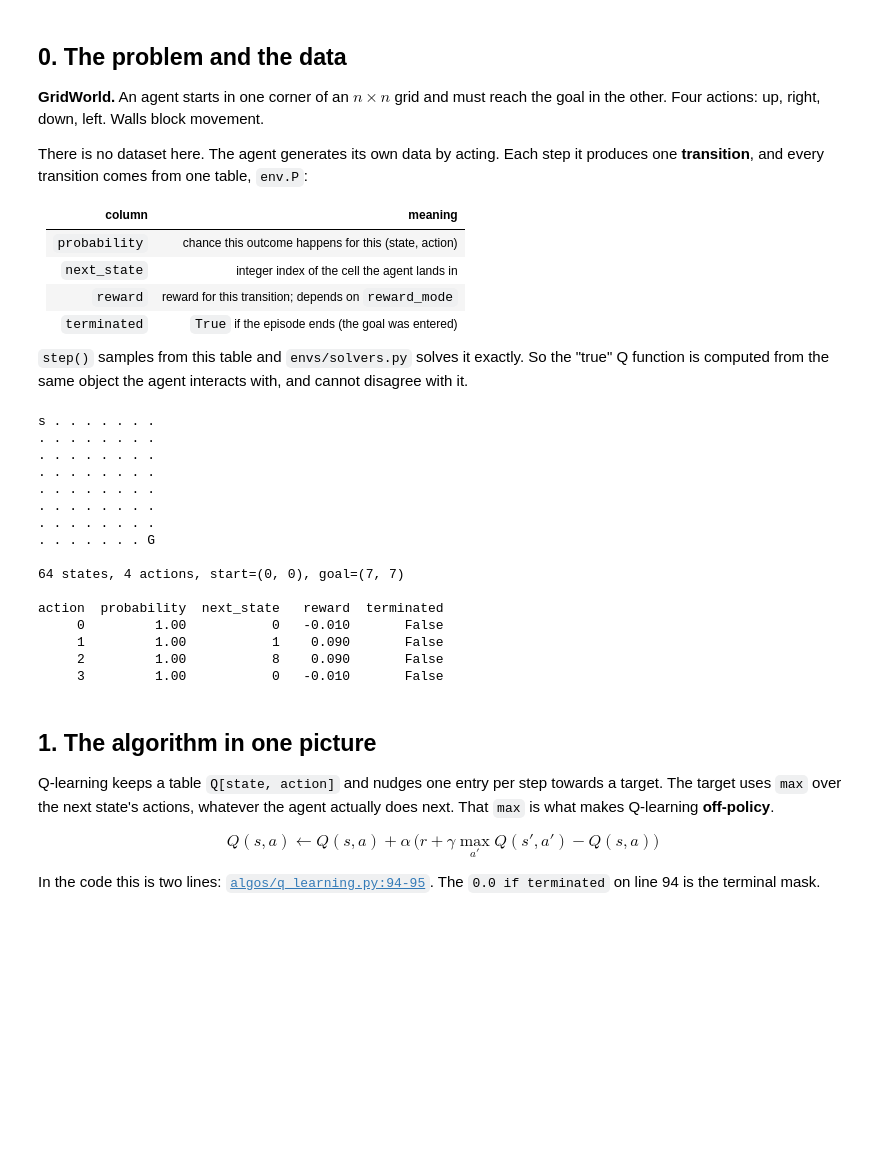
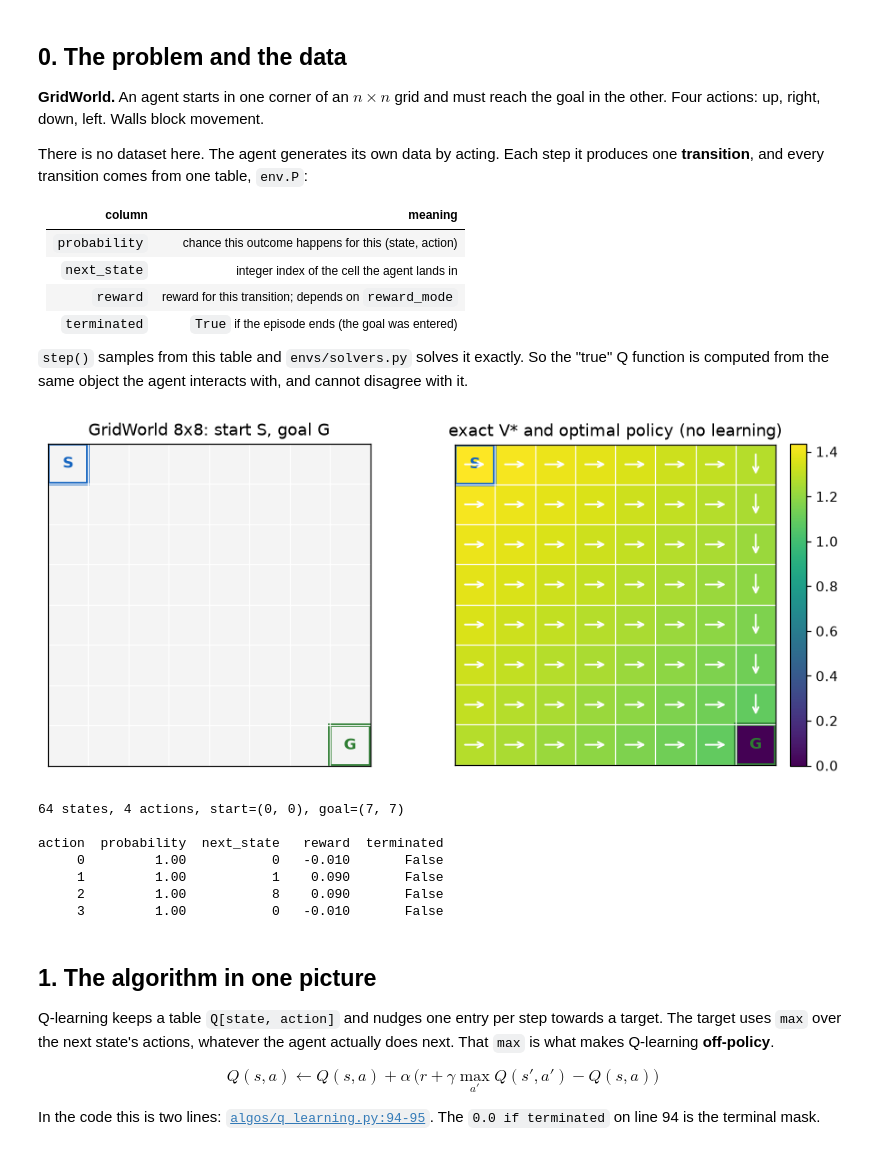
Before and after one commit to alexchilton/rl-advanced-learning, a Jupyter notebook: notebooks/tabular_01_q_learning.ipynb, the cells around one changed output. Drawn from its saved outputs; the diff is of its cells as text; code cells hidden in the pictures; blank space fills up the shorter version.

```diff
--- a/notebooks/tabular_01_q_learning.ipynb
+++ b/notebooks/tabular_01_q_learning.ipynb
@@ -45,24 +47,19 @@ Each step it produces one **transition**, and every transition comes from one ta
 So the "true" Q function is computed from the same object the agent interacts with, and cannot disagree with it.
 # %%
 env = GridWorld(size=8, reward_mode="dense", gamma=GAMMA)
-print(env.render())
+fig, axs = plt.subplots(1, 2, figsize=(10, 4.2))
+grid_figure(env, axs[0], title="GridWorld 8x8: start S, goal G")
+grid_figure(env, axs[1], values=env.true_v(GAMMA), policy=env.optimal_policy(GAMMA), title="exact V* and optimal policy (no learning)")
+plt.show()
 print(f"\n{env.n_states} states, {env.n_actions} actions, start={env.start}, goal={env.goal}\n")
 
 start = env.index(env.start)
 print(f"{'action':>6} {'probability':>12} {'next_state':>11} {'reward':>8} {'terminated':>11}")
 for a in range(env.n_actions):
     for prob, s2, r, term in env.P[start][a]:
         print(f"{a:>6} {prob:>12.2f} {s2:>11} {r:>8.3f} {str(term):>11}")
 # %% [output]
+[figure, added]
-s . . . . . . .
-. . . . . . . .
-. . . . . . . .
-. . . . . . . .
-. . . . . . . .
-. . . . . . . .
-. . . . . . . .
-. . . . . . . G
-
 64 states, 4 actions, start=(0, 0), goal=(7, 7)
 
 action  probability  next_state   reward  terminated
```
Also changed, not shown: parts of 8 cells of this notebook, 7 other files.
